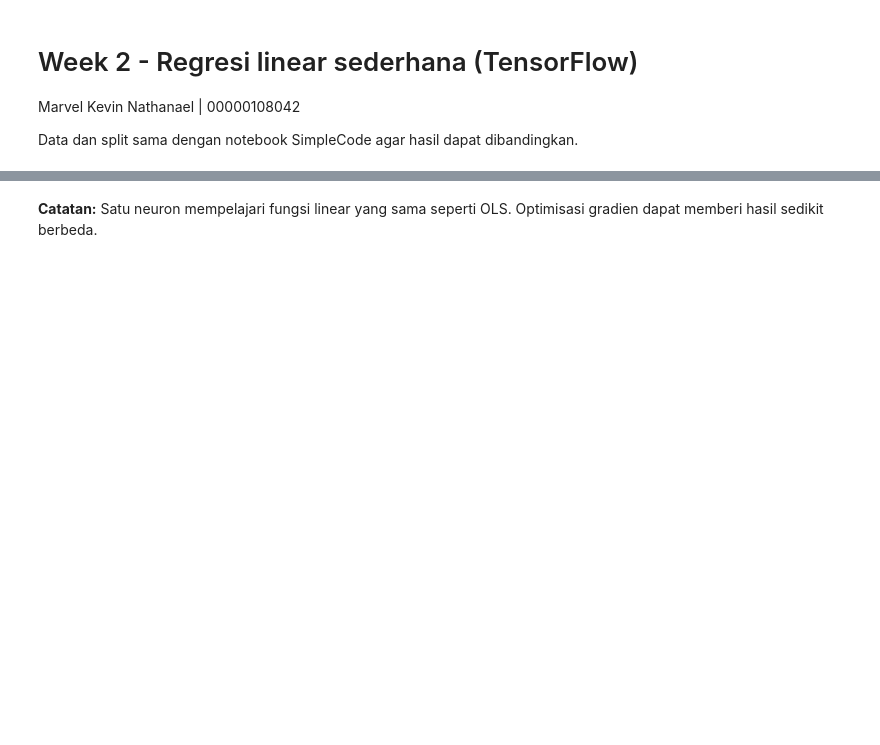
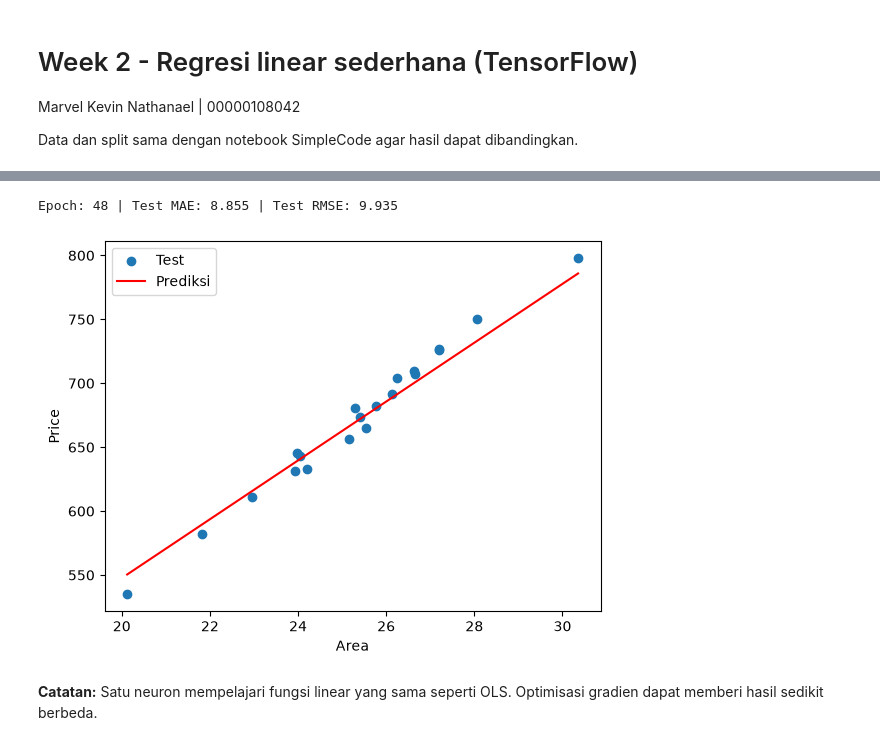
Before and after one commit to marvelkn/HandsOn_DeepLearning, a Jupyter notebook: Week 2/Week2_MarvelKevinNathanael_00000108042_TensorFlow.ipynb, the cells around one changed output, grey strips where cells are left out. Cells and saved outputs as stored; diff of their text form; code cells hidden in the pictures; blank space fills up the shorter version.

```diff
--- a/Week 2/Week2_MarvelKevinNathanael_00000108042_TensorFlow.ipynb
+++ b/Week 2/Week2_MarvelKevinNathanael_00000108042_TensorFlow.ipynb
@@ -20,20 +22,24 @@ tf.keras.utils.set_random_seed(42)
 # %%
 normalizer = tf.keras.layers.Normalization(axis=-1)
 normalizer.adapt(x_train.reshape(-1, 1))  # Statistik hanya dari train.
 model = tf.keras.Sequential([tf.keras.Input(shape=(1,)), normalizer,
                              tf.keras.layers.Dense(1)])
 model.compile(optimizer=tf.keras.optimizers.Adam(learning_rate=0.05),
               loss="mse", metrics=["mae"])
-history = model.fit(x_train.reshape(-1, 1), y_train, validation_split=0.2,
+price_scale = y_train.mean()  # Skala target dihitung dari train saja.
+history = model.fit(x_train.reshape(-1, 1), y_train / price_scale, validation_split=0.2,
                     epochs=200, batch_size=16, verbose=0,
                     callbacks=[tf.keras.callbacks.EarlyStopping(
                         monitor="val_loss", patience=20, restore_best_weights=True)])
-test_mse, test_mae = model.evaluate(x_test.reshape(-1, 1), y_test, verbose=0)
-print(f"Epoch: {len(history.history['loss'])} | Test MAE: {test_mae:.3f} | Test RMSE: {np.sqrt(test_mse):.3f}")
-pred = model.predict(x_test.reshape(-1, 1), verbose=0).ravel()
+test_mse, test_mae = model.evaluate(x_test.reshape(-1, 1), y_test / price_scale, verbose=0)
+print(f"Epoch: {len(history.history['loss'])} | Test MAE: {test_mae * price_scale:.3f} | Test RMSE: {np.sqrt(test_mse) * price_scale:.3f}")
+pred = model.predict(x_test.reshape(-1, 1), verbose=0).ravel() * price_scale
 order = np.argsort(x_test)
 plt.scatter(x_test, y_test, label="Test")
 plt.plot(x_test[order], pred[order], color="red", label="Prediksi")
 plt.xlabel("Area"); plt.ylabel("Price"); plt.legend(); plt.show()
+# %% [output]
+Epoch: 48 | Test MAE: 8.855 | Test RMSE: 9.935
+[figure, added]
 # %% [markdown]
 **Catatan:** Satu neuron mempelajari fungsi linear yang sama seperti OLS. Optimisasi gradien dapat memberi hasil sedikit berbeda.
```
Also changed, not shown: parts of 1 cell of this notebook, 9 other files.
